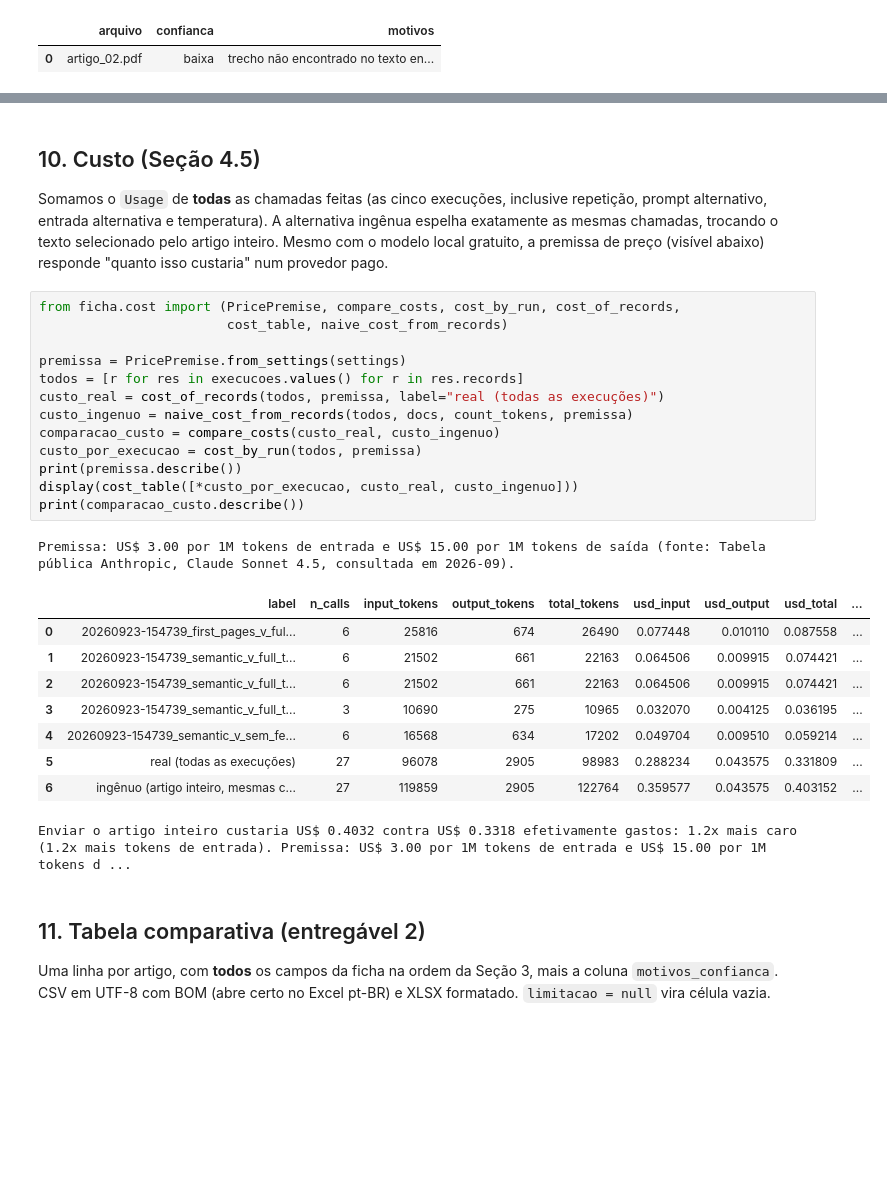
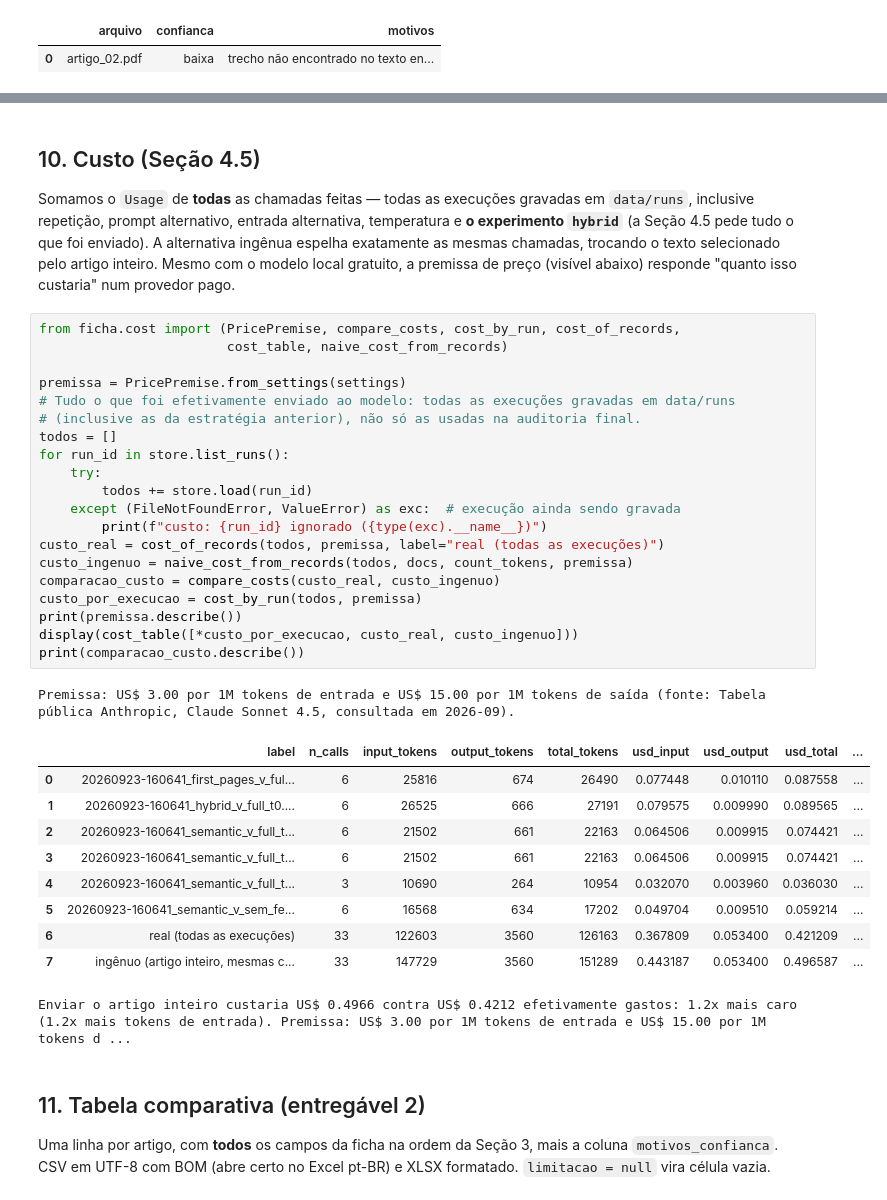
Before and after one commit to mascenaa/andre, a Jupyter notebook: notebooks/AtividadeI_SOBRENOMES.ipynb, the cells around one changed output, grey strips where cells are left out. Drawn from its saved outputs; the diff is of its cells as text; blank space fills up the shorter version.

```diff
--- a/notebooks/AtividadeI_SOBRENOMES.ipynb
+++ b/notebooks/AtividadeI_SOBRENOMES.ipynb
@@ -760,35 +872,44 @@ display(tabelas["fichas"][colunas])
 # %% [markdown]
 ## 10. Custo (Seção 4.5)
 
-Somamos o `Usage` de **todas** as chamadas feitas (as cinco execuções, inclusive
-repetição, prompt alternativo, entrada alternativa e temperatura). A alternativa
+Somamos o `Usage` de **todas** as chamadas feitas — todas as execuções gravadas em
+`data/runs`, inclusive repetição, prompt alternativo, entrada alternativa, temperatura
+e **o experimento `hybrid`** (a Seção 4.5 pede tudo o que foi enviado). A alternativa
 ingênua espelha exatamente as mesmas chamadas, trocando o texto selecionado pelo
 artigo inteiro. Mesmo com o modelo local gratuito, a premissa de preço (visível abaixo)
 responde "quanto isso custaria" num provedor pago.
 # %%
 from ficha.cost import (PricePremise, compare_costs, cost_by_run, cost_of_records,
                         cost_table, naive_cost_from_records)
 
 premissa = PricePremise.from_settings(settings)
-todos = [r for res in execucoes.values() for r in res.records]
+# Tudo o que foi efetivamente enviado ao modelo: todas as execuções gravadas em data/runs
+# (inclusive as da estratégia anterior), não só as usadas na auditoria final.
+todos = []
+for run_id in store.list_runs():
+    try:
+        todos += store.load(run_id)
+    except (FileNotFoundError, ValueError) as exc:  # execução ainda sendo gravada
+        print(f"custo: {run_id} ignorado ({type(exc).__name__})")
 custo_real = cost_of_records(todos, premissa, label="real (todas as execuções)")
 custo_ingenuo = naive_cost_from_records(todos, docs, count_tokens, premissa)
 comparacao_custo = compare_costs(custo_real, custo_ingenuo)
 custo_por_execucao = cost_by_run(todos, premissa)
 print(premissa.describe())
 display(cost_table([*custo_por_execucao, custo_real, custo_ingenuo]))
 print(comparacao_custo.describe())
 # %% [output]
 Premissa: US$ 3.00 por 1M tokens de entrada e US$ 15.00 por 1M tokens de saída (fonte: Tabela pública Anthropic, Claude Sonnet 4.5, consultada em 2026-09).
 |  | label | n_calls | input_tokens | output_tokens | total_tokens | usd_input | usd_output | usd_total | ... |
-| 0 | 20260923-154739_first_pages_v_ful... | 6 | 25816 | 674 | 26490 | 0.077448 | 0.010110 | 0.087558 | ... |
-| 1 | 20260923-154739_semantic_v_full_t... | 6 | 21502 | 661 | 22163 | 0.064506 | 0.009915 | 0.074421 | ... |
-| 2 | 20260923-154739_semantic_v_full_t... | 6 | 21502 | 661 | 22163 | 0.064506 | 0.009915 | 0.074421 | ... |
-| 3 | 20260923-154739_semantic_v_full_t... | 3 | 10690 | 275 | 10965 | 0.032070 | 0.004125 | 0.036195 | ... |
-| 4 | 20260923-154739_semantic_v_sem_fe... | 6 | 16568 | 634 | 17202 | 0.049704 | 0.009510 | 0.059214 | ... |
-| 5 | real (todas as execuções) | 27 | 96078 | 2905 | 98983 | 0.288234 | 0.043575 | 0.331809 | ... |
-| 6 | ingênuo (artigo inteiro, mesmas c... | 27 | 119859 | 2905 | 122764 | 0.359577 | 0.043575 | 0.403152 | ... |
+| 0 | 20260923-160641_first_pages_v_ful... | 6 | 25816 | 674 | 26490 | 0.077448 | 0.010110 | 0.087558 | ... |
+| 1 | 20260923-160641_hybrid_v_full_t0.... | 6 | 26525 | 666 | 27191 | 0.079575 | 0.009990 | 0.089565 | ... |
+| 2 | 20260923-160641_semantic_v_full_t... | 6 | 21502 | 661 | 22163 | 0.064506 | 0.009915 | 0.074421 | ... |
+| 3 | 20260923-160641_semantic_v_full_t... | 6 | 21502 | 661 | 22163 | 0.064506 | 0.009915 | 0.074421 | ... |
+| 4 | 20260923-160641_semantic_v_full_t... | 3 | 10690 | 264 | 10954 | 0.032070 | 0.003960 | 0.036030 | ... |
+| 5 | 20260923-160641_semantic_v_sem_fe... | 6 | 16568 | 634 | 17202 | 0.049704 | 0.009510 | 0.059214 | ... |
+| 6 | real (todas as execuções) | 33 | 122603 | 3560 | 126163 | 0.367809 | 0.053400 | 0.421209 | ... |
+| 7 | ingênuo (artigo inteiro, mesmas c... | 33 | 147729 | 3560 | 151289 | 0.443187 | 0.053400 | 0.496587 | ... |
-Enviar o artigo inteiro custaria US$ 0.4032 contra US$ 0.3318 efetivamente gastos: 1.2x mais caro (1.2x mais tokens de entrada). Premissa: US$ 3.00 por 1M tokens de entrada e US$ 15.00 por 1M tokens d ...
+Enviar o artigo inteiro custaria US$ 0.4966 contra US$ 0.4212 efetivamente gastos: 1.2x mais caro (1.2x mais tokens de entrada). Premissa: US$ 3.00 por 1M tokens de entrada e US$ 15.00 por 1M tokens d ...
 # %% [markdown]
 ## 11. Tabela comparativa (entregável 2)
 
```
Also changed, not shown: parts of 17 cells of this notebook, 12 other files.
